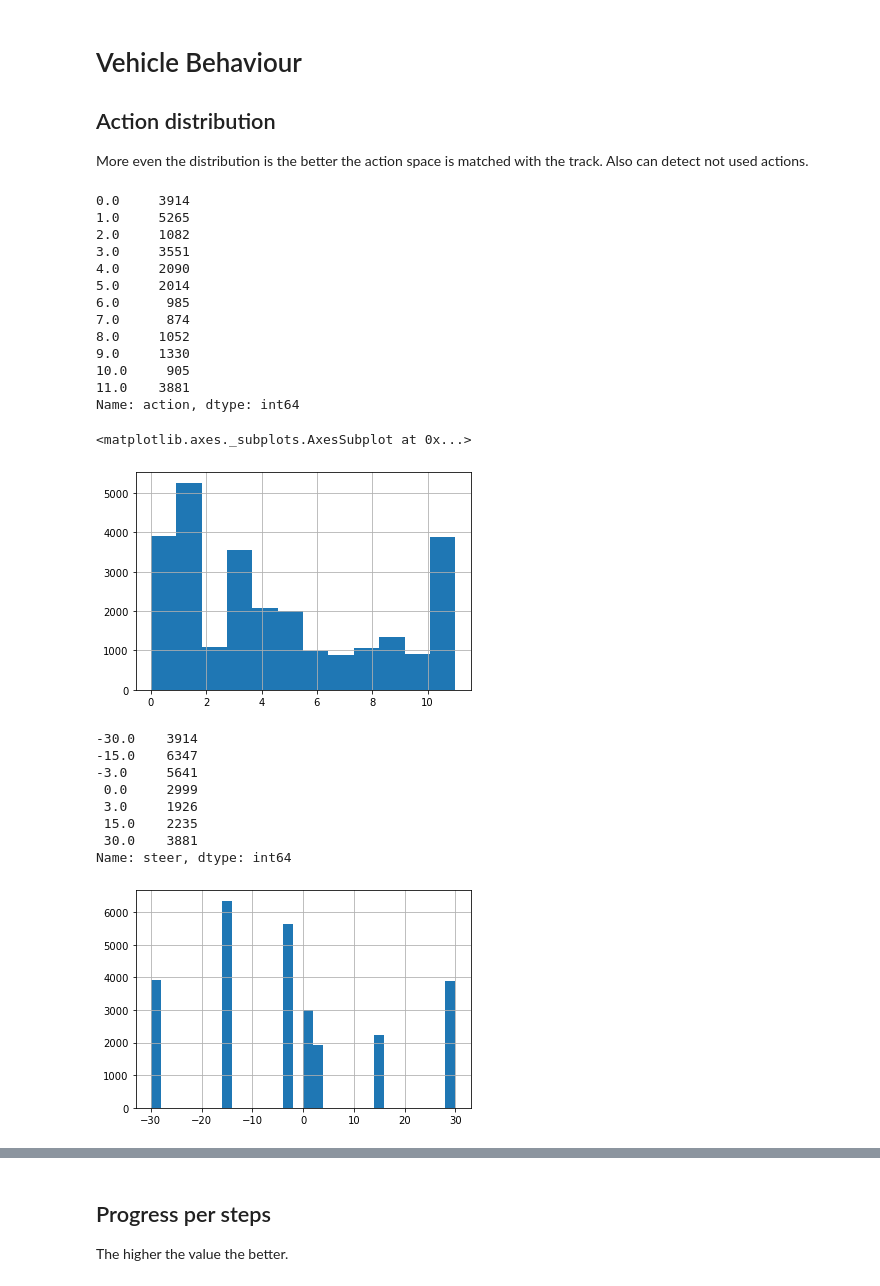
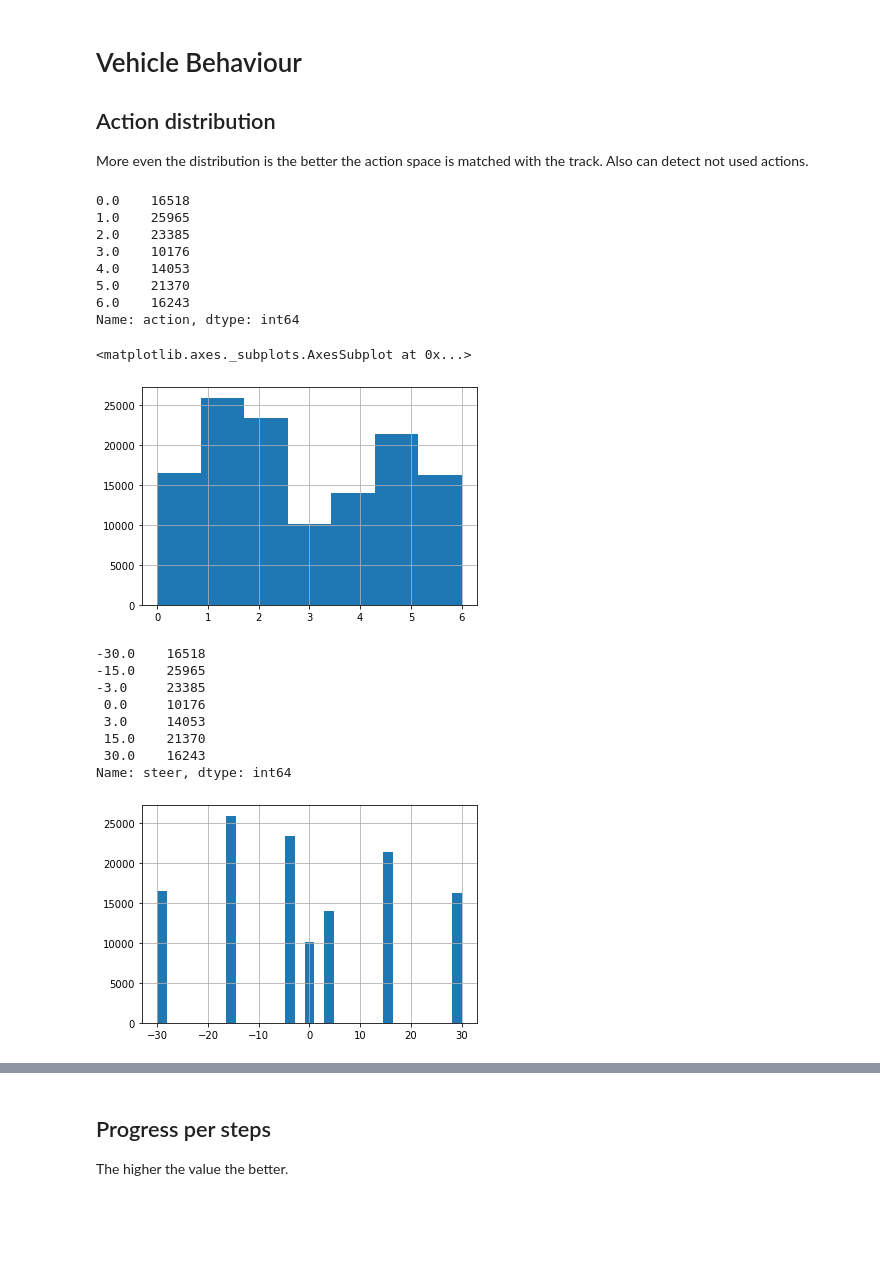
Before and after one commit to Maciej-GBS/dr-gummy, a Jupyter notebook: Essentials_analysis.ipynb, the cells around one changed output, grey strips where cells are left out. Drawn from its saved outputs; the diff is of its cells as text; code cells hidden in the pictures; blank space fills up the shorter version.

```diff
--- a/Essentials_analysis.ipynb
+++ b/Essentials_analysis.ipynb
@@ -99,7 +99,7 @@ plt.grid()
 # %% [markdown]
 ## Load log
 # %%
-stream_name = 'EXT-alpha' ## CHANGE This to your simulation application ID
+stream_name = 'TTS-zeta' ## CHANGE This to your simulation application ID
 fname = 'logs/deepracer-%s.log' %stream_name  # The log will be downloaded into the specified path
 # %%
 cw.download_log(fname, stream_prefix=stream_name)  # add force=True if you downloaded the file before but want to repeat
@@ -135,37 +135,32 @@ More even the distribution is the better the action space is matched with the tr
 # %%
 df['action'].value_counts().sort_index()
 # %% [output]
-0.0     3914
-1.0     5265
-2.0     1082
-3.0     3551
-4.0     2090
-5.0     2014
-6.0      985
-7.0      874
-8.0     1052
-9.0     1330
-10.0     905
-11.0    3881
+0.0    16518
+1.0    25965
+2.0    23385
+3.0    10176
+4.0    14053
+5.0    21370
+6.0    16243
 Name: action, dtype: int64
 # %%
 df['action'].hist(bins=int(df['action'].max() + 1))
 # %% [output]
 <matplotlib.axes._subplots.AxesSubplot at 0x...>
-[figure, old version]
+[figure, new version]
 # %%
-df['steer'].hist(bins=30)
+df['steer'].hist(bins=31)
 df['steer'].value_counts().sort_index()
 # %% [output]
--30.0    3914
--15.0    6347
--3.0     5641
- 0.0     2999
- 3.0     1926
- 15.0    2235
- 30.0    3881
+-30.0    16518
+-15.0    25965
+-3.0     23385
+ 0.0     10176
+ 3.0     14053
+ 15.0    21370
+ 30.0    16243
 Name: steer, dtype: int64
-[figure, old version]
+[figure, new version]
 # %%
 mean_steer = df[['steer', 'closest_waypoint']].groupby(by='closest_waypoint').mean()
 plt.figure(figsize=(12,4))
```
Also changed, not shown: parts of 14 cells of this notebook, 2 other files.
